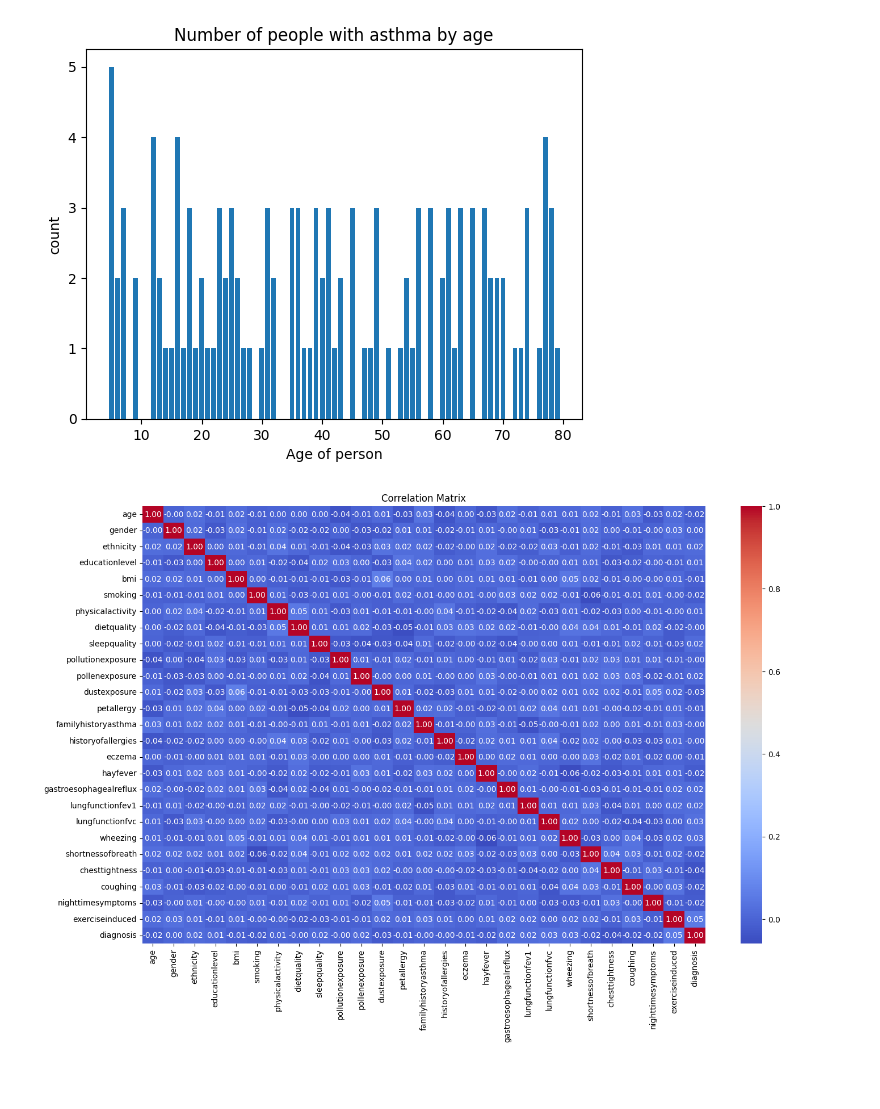
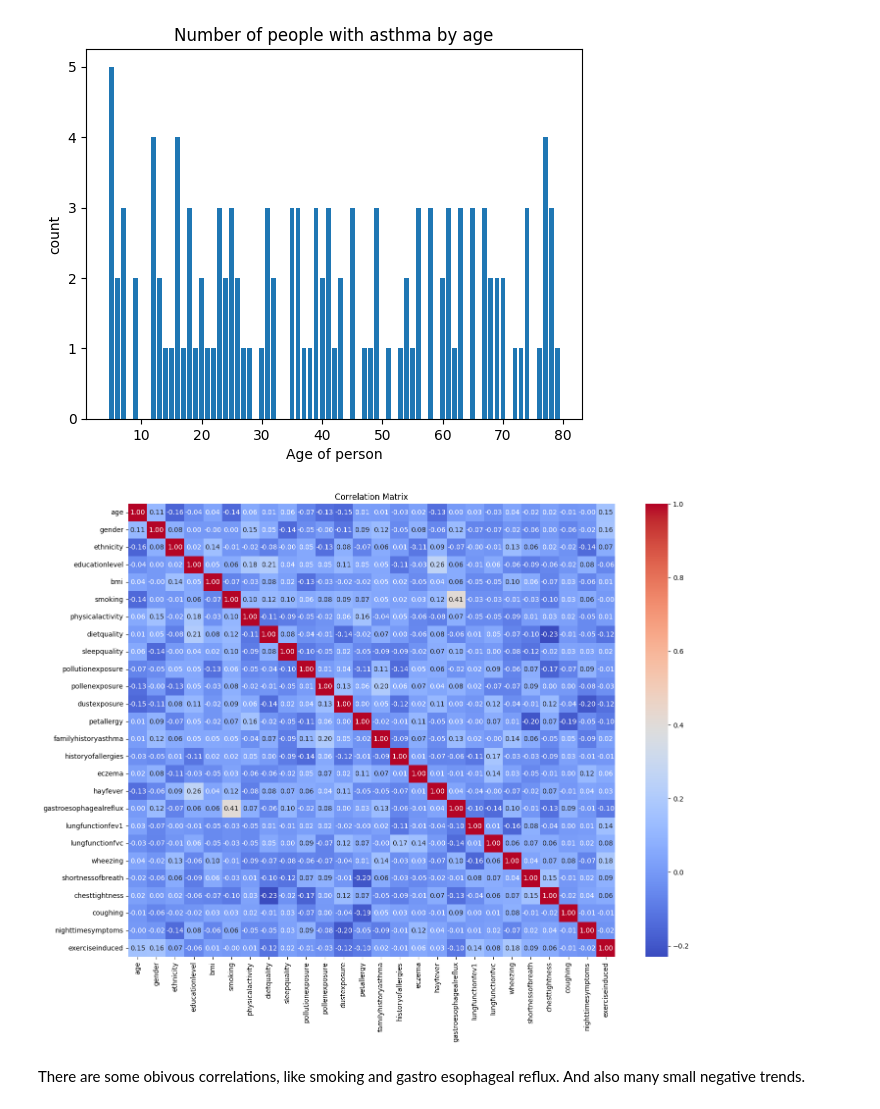
Before and after one commit to thunder913/Data-science-project-architecture, a Jupyter notebook: notebooks/asthma_disease_eda.ipynb, the cells around one changed output. Drawn from its saved outputs; the diff is of its cells as text; code cells hidden in the pictures; blank space fills up the shorter version.

```diff
--- a/notebooks/asthma_disease_eda.ipynb
+++ b/notebooks/asthma_disease_eda.ipynb
@@ -104,17 +120,17 @@ plt.show()
 # %% [output]
 [figure]
 # %%
-df = pd.DataFrame(asthma_data_tidy)
+df = pd.DataFrame(asthma_data_tidy[asthma_data_tidy.diagnosis==1])
 
-# Drop non-numeric and irrelevant columns
-df_numeric = df.drop(columns=["patientid", "doctorincharge"])
+df_numeric = df.drop(columns=["patientid", "doctorincharge", "diagnosis"])
 
-# Calculate correlation matrix
 corr_matrix = df_numeric.corr()
 
-plt.figure(figsize=(16, 10))
+plt.figure(figsize=(16, 12))
 sns.heatmap(corr_matrix, annot=True, fmt=".2f", cmap='coolwarm', cbar=True)
 plt.title('Correlation Matrix')
 plt.show()
 # %% [output]
-[figure, old version]
+[figure, new version]
+# %% [markdown]
+There are some obivous correlations, like smoking and gastro esophageal reflux. And also many small negative trends.
```
Also changed, not shown: parts of 6 cells of this notebook, 4 other files.
